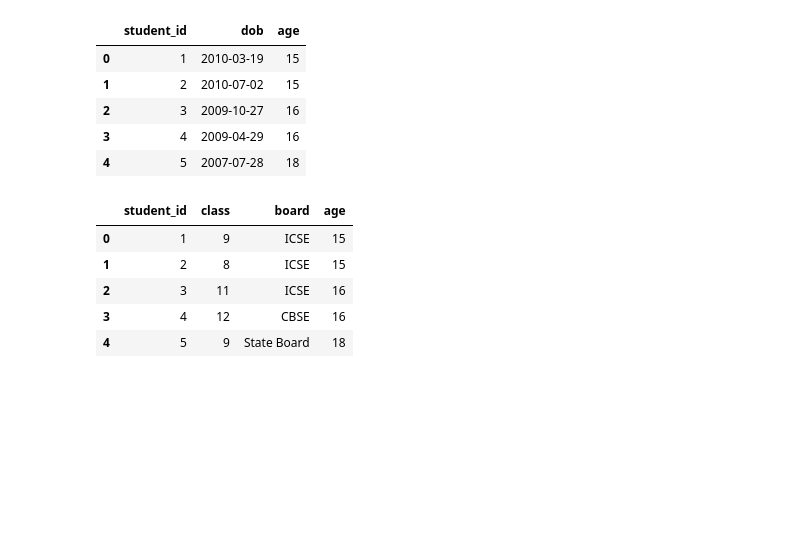
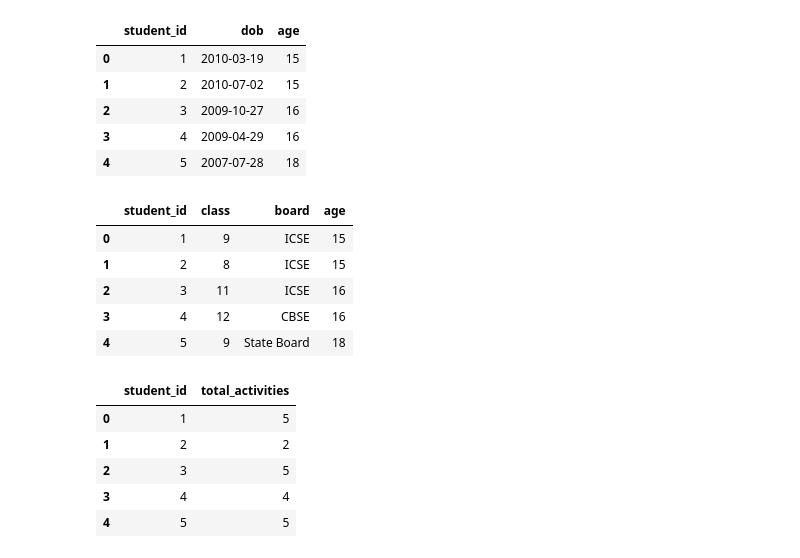
Before and after one commit to PrasastiBaitharu/ybi_foundation, a Jupyter notebook: YBI_45_DAY_INTERNSHIP.ipynb, the cells around one changed output. Drawn from its saved outputs; the diff is of its cells as text; code cells hidden in the pictures; blank space fills up the shorter version.

Commit message:
Start Aggregating Activities

```diff
--- a/YBI_45_DAY_INTERNSHIP.ipynb
+++ b/YBI_45_DAY_INTERNSHIP.ipynb
@@ -406,3 +406,18 @@ student_features.head()
 | 2 | 3 | 11 | ICSE | 16 |
 | 3 | 4 | 12 | CBSE | 16 |
 | 4 | 5 | 9 | State Board | 18 |
+# %%
+activity_count = (
+    activity.groupby("student_id")
+    .size()
+    .reset_index(name="total_activities")
+)
+
+activity_count.head()
+# %% [output]
+|  | student_id | total_activities |
+| 0 | 1 | 5 |
+| 1 | 2 | 2 |
+| 2 | 3 | 5 |
+| 3 | 4 | 4 |
+| 4 | 5 | 5 |
```
Also changed, not shown: parts of 1 cell of this notebook.
